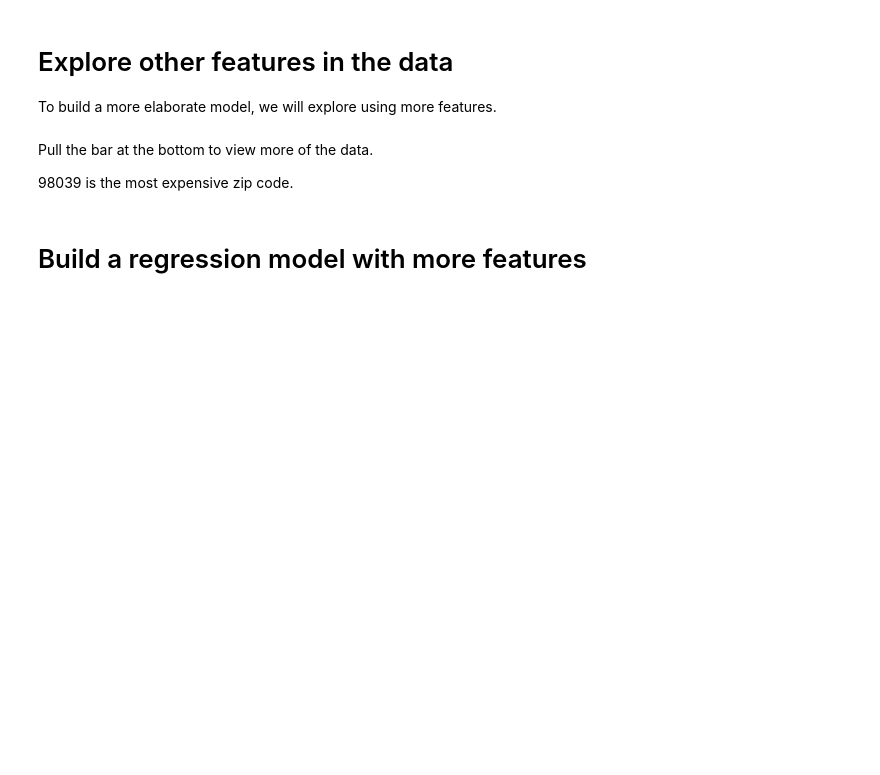
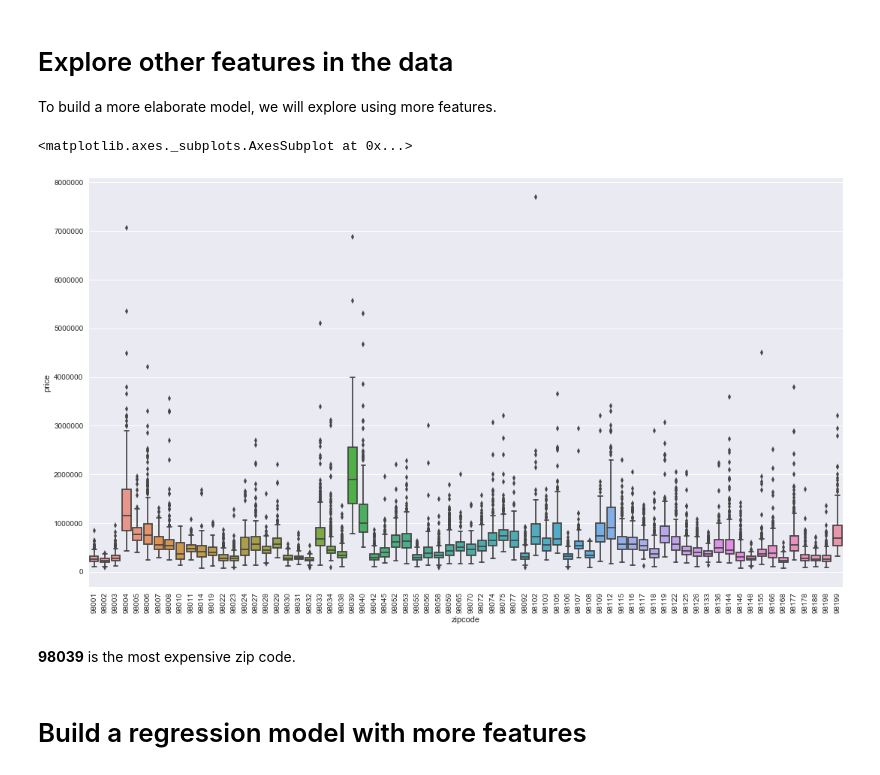
Before and after one commit to DheerajAgarwal/MachineLearning_UoW, a Jupyter notebook: Course1_Overview/W2/Predicting_house_prices_C1_W2.ipynb, the cells around one changed output. Cells and saved outputs as stored; diff of their text form; code cells hidden in the pictures; blank space fills up the shorter version.

```diff
--- a/Course1_Overview/W2/Predicting_house_prices_C1_W2.ipynb
+++ b/Course1_Overview/W2/Predicting_house_prices_C1_W2.ipynb
@@ -94,6 +90,11 @@ sales.show(view='BoxWhisker Plot', x='zipcode', y='price')
+# %%
+plt.figure(figsize=(18,10))
+plt.xticks(rotation = 90)
+sns.boxplot(data=sales, x="zipcode", y= "price")
+# %% [output]
+<matplotlib.axes._subplots.AxesSubplot at 0x...>
+[figure, added]
 # %% [markdown]
-Pull the bar at the bottom to view more of the data.
-
-98039 is the most expensive zip code.
+**98039** is the most expensive zip code.
 # %% [markdown]
 # Build a regression model with more features
```
Also changed, not shown: parts of 34 cells of this notebook.
